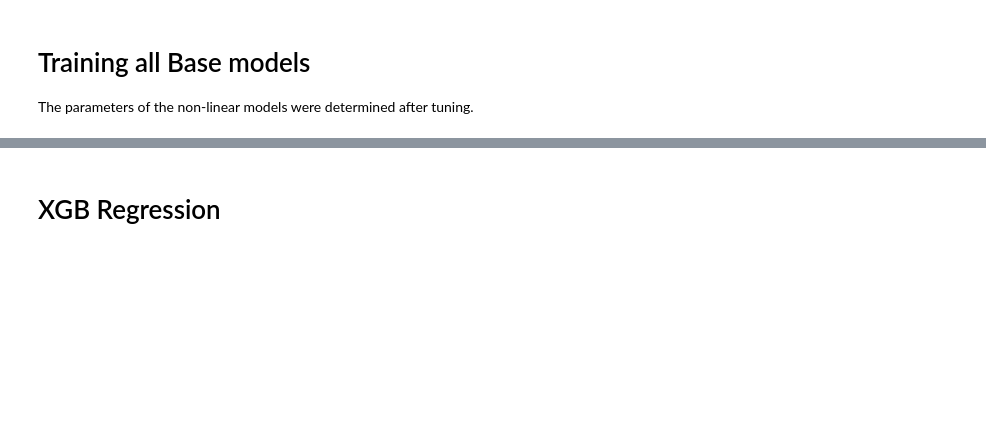
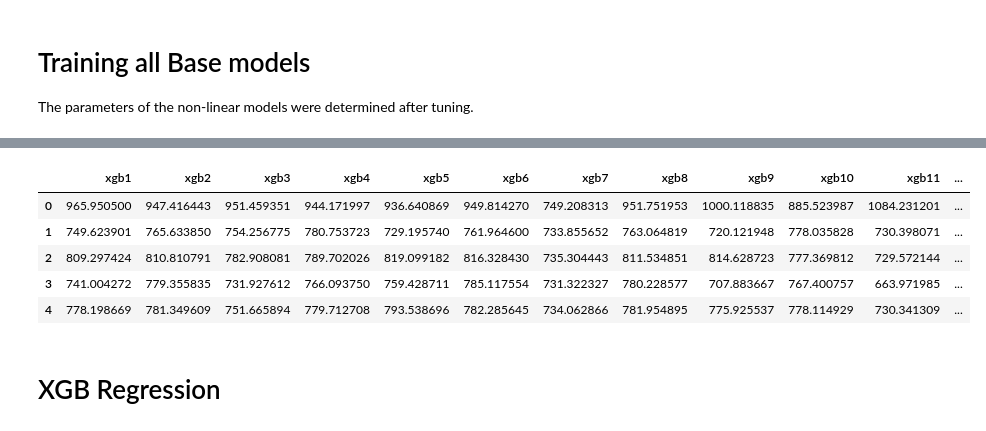
Before and after one commit to geopan2000/Regression-Insurance-Dataset, a Jupyter notebook: InsuranceReg_V2.ipynb, the cells around one changed output, grey strips where cells are left out. Drawn from its saved outputs; the diff is of its cells as text; code cells hidden in the pictures; blank space fills up the shorter version.

```diff
--- a/InsuranceReg_V2.ipynb
+++ b/InsuranceReg_V2.ipynb
@@ -476,5 +513,14 @@ oof_predictions.to_csv('/content/drive/MyDrive/Playground Series - Season 4, Epi
 # %%
-X_train_meta = pd.read_csv('/content/drive/MyDrive/Playground Series - Season 4, Episode 12/data/oof_predictions.csv') # how to load the set
+X_train_meta = pd.read_csv('/content/drive/MyDrive/Playground Series - Season 4, Episode 12/data/oof_predictions_V2.csv') # how to load the set
+# %%
+X_train_meta.head()
+# %% [output]
+|  | xgb1 | xgb2 | xgb3 | xgb4 | xgb5 | xgb6 | xgb7 | xgb8 | xgb9 | xgb10 | xgb11 | ... |
+| 0 | 965.950500 | 947.416443 | 951.459351 | 944.171997 | 936.640869 | 949.814270 | 749.208313 | 951.751953 | 1000.118835 | 885.523987 | 1084.231201 | ... |
+| 1 | 749.623901 | 765.633850 | 754.256775 | 780.753723 | 729.195740 | 761.964600 | 733.855652 | 763.064819 | 720.121948 | 778.035828 | 730.398071 | ... |
+| 2 | 809.297424 | 810.810791 | 782.908081 | 789.702026 | 819.099182 | 816.328430 | 735.304443 | 811.534851 | 814.628723 | 777.369812 | 729.572144 | ... |
+| 3 | 741.004272 | 779.355835 | 731.927612 | 766.093750 | 759.428711 | 785.117554 | 731.322327 | 780.228577 | 707.883667 | 767.400757 | 663.971985 | ... |
+| 4 | 778.198669 | 781.349609 | 751.665894 | 779.712708 | 793.538696 | 782.285645 | 734.062866 | 781.954895 | 775.925537 | 778.114929 | 730.341309 | ... |
 # %% [markdown]
 # XGB Regression
 # %%
```
Also changed, not shown: parts of 16 cells of this notebook.
